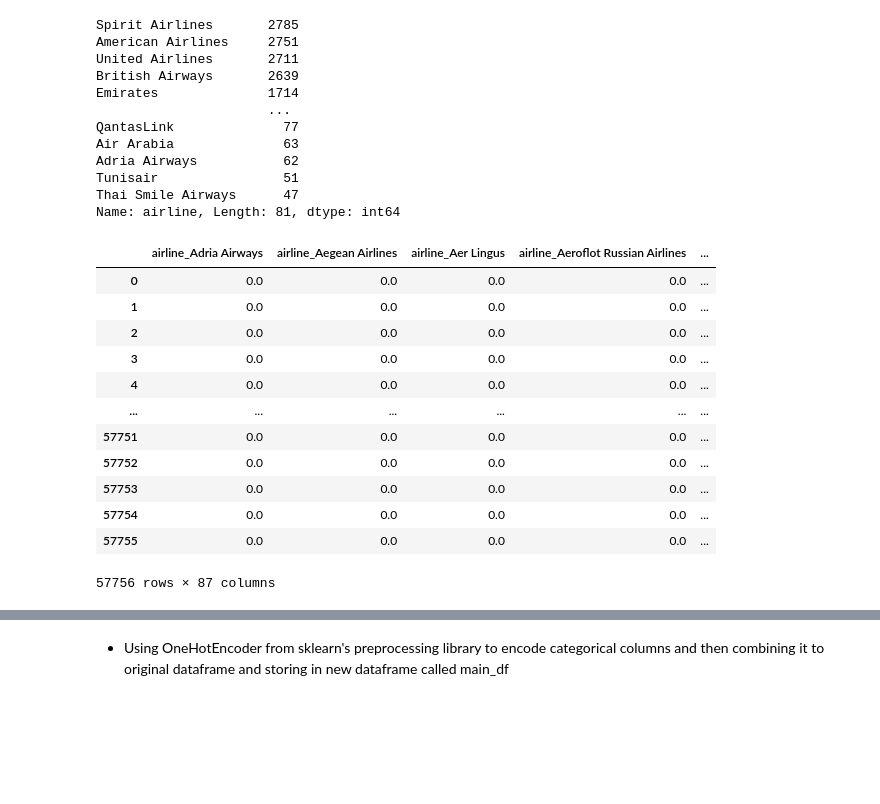
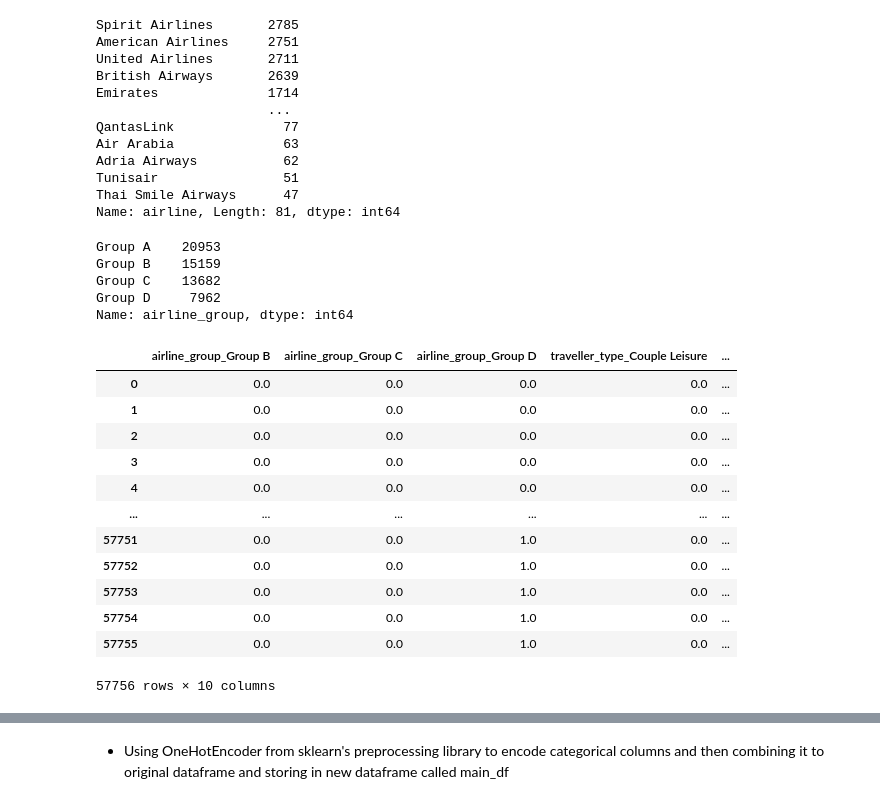
Before and after one commit to MrMRaut/Airline-Referral-Classification, a Jupyter notebook: Airline_Referral_Classification.ipynb, the cells around one changed output, grey strips where cells are left out. Saved outputs shown, nothing was run; the diff lists cells and outputs as text; code cells hidden in the pictures; blank space fills up the shorter version.

```diff
--- a/Airline_Referral_Classification.ipynb
+++ b/Airline_Referral_Classification.ipynb
@@ -751,27 +743,55 @@ Adria Airways           62
 Tunisair                51
 Thai Smile Airways      47
 Name: airline, Length: 81, dtype: int64
+# %%
+# Creating Groups of airlines
+
+len(df.airline.unique())
+
+# Dividing in groups of 20
+
+groupA = df.airline.unique()[:21]
+
+groupB = df.airline.unique()[21:41]
+
+groupC = df.airline.unique()[41:61]
+
+groupD = df.airline.unique()[61:]
+
+
+
+# Creating a new feature to assign groups
+
+df['airline_group'] = df.airline.apply(lambda x: 'Group A' if x in groupA else 'Group B' if x in groupB else 'Group C' if x in groupC else 'Group D')
+# %%
+df.airline_group.value_counts()
+# %% [output]
+Group A    20953
+Group B    15159
+Group C    13682
+Group D     7962
+Name: airline_group, dtype: int64
 # %%
 # Encode your categorical columns
 from sklearn.preprocessing import OneHotEncoder
 
 encoder = OneHotEncoder(drop = 'first', sparse = False)
 
-encoded_col = pd.DataFrame(encoder.fit_transform(df[['airline', 'traveller_type', 'cabin', 'recommended']]),
-             columns = encoder.get_feature_names_out(['airline', 'traveller_type', 'cabin', 'recommended']))
+encoded_col = pd.DataFrame(encoder.fit_transform(df[['airline_group', 'traveller_type', 'cabin', 'recommended']]),
+             columns = encoder.get_feature_names_out(['airline_group', 'traveller_type', 'cabin', 'recommended']))
 encoded_col
 # %% [output]
-|  | airline_Adria Airways | airline_Aegean Airlines | airline_Aer Lingus | airline_Aeroflot Russian Airlines | ... |
+|  | airline_group_Group B | airline_group_Group C | airline_group_Group D | traveller_type_Couple Leisure | ... |
 | 0 | 0.0 | 0.0 | 0.0 | 0.0 | ... |
 | 1 | 0.0 | 0.0 | 0.0 | 0.0 | ... |
 | 2 | 0.0 | 0.0 | 0.0 | 0.0 | ... |
 | 3 | 0.0 | 0.0 | 0.0 | 0.0 | ... |
 | 4 | 0.0 | 0.0 | 0.0 | 0.0 | ... |
 | ... | ... | ... | ... | ... | ... |
-| 57751 | 0.0 | 0.0 | 0.0 | 0.0 | ... |
-| 57752 | 0.0 | 0.0 | 0.0 | 0.0 | ... |
-| 57753 | 0.0 | 0.0 | 0.0 | 0.0 | ... |
-| 57754 | 0.0 | 0.0 | 0.0 | 0.0 | ... |
-| 57755 | 0.0 | 0.0 | 0.0 | 0.0 | ... |
+| 57751 | 0.0 | 0.0 | 1.0 | 0.0 | ... |
+| 57752 | 0.0 | 0.0 | 1.0 | 0.0 | ... |
+| 57753 | 0.0 | 0.0 | 1.0 | 0.0 | ... |
+| 57754 | 0.0 | 0.0 | 1.0 | 0.0 | ... |
+| 57755 | 0.0 | 0.0 | 1.0 | 0.0 | ... |
-57756 rows × 87 columns
+57756 rows × 10 columns
 # %%
```
Also changed, not shown: parts of 21 cells of this notebook.
